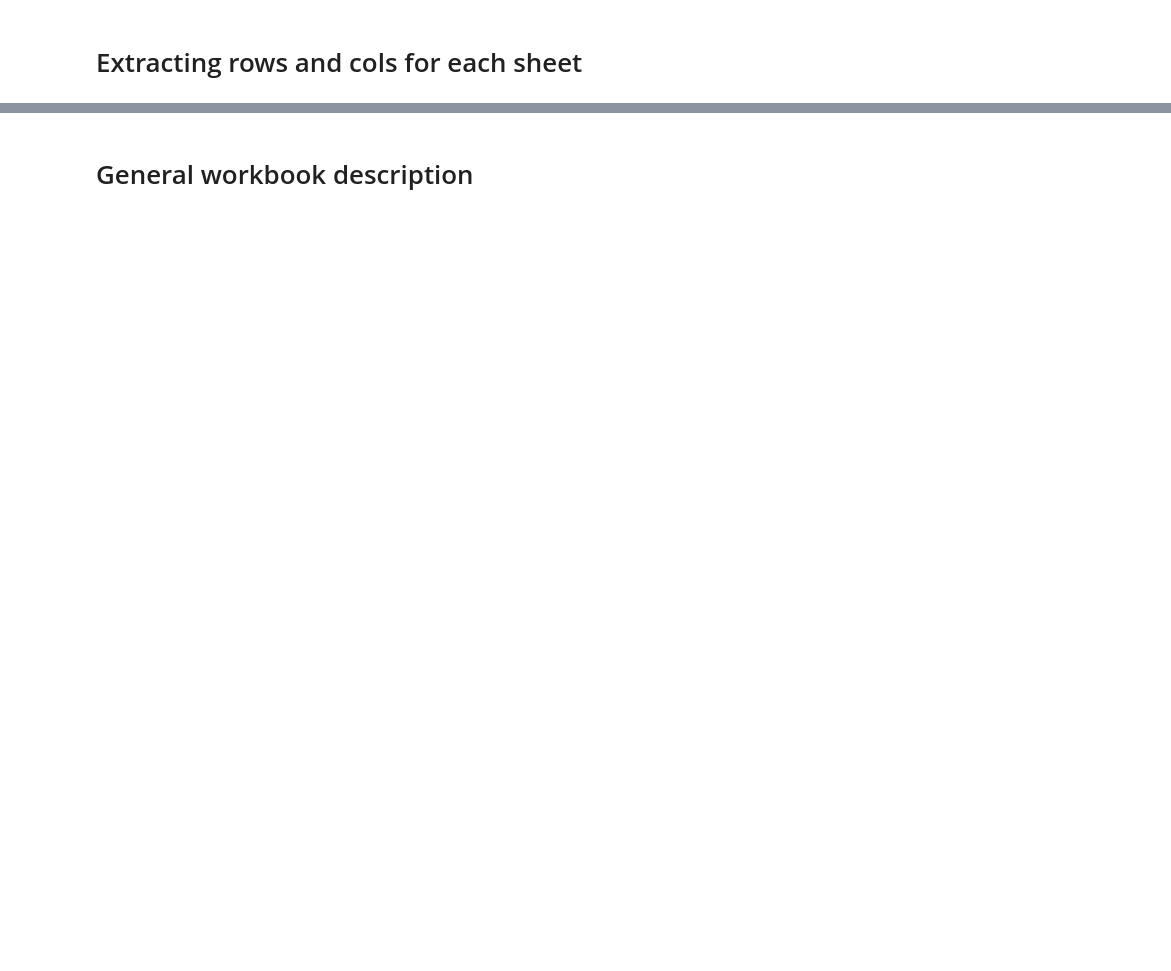
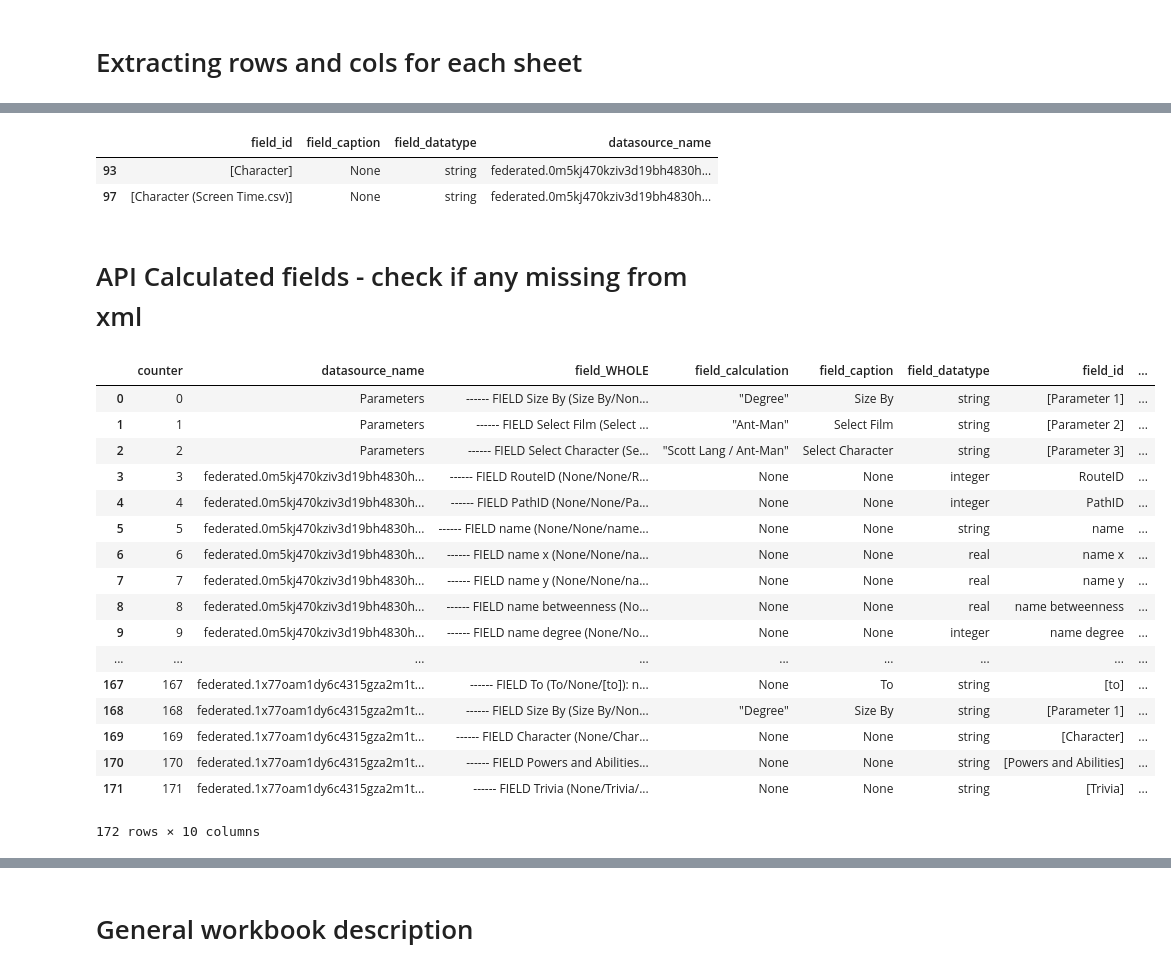
Before and after one commit to scinana/tableauCalculationExport, a Jupyter notebook: Tableau Calculation extractor.ipynb, the cells around one changed output, grey strips where cells are left out. Drawn from its saved outputs; the diff is of its cells as text; code cells hidden in the pictures; blank space fills up the shorter version.

```diff
--- a/Tableau Calculation extractor.ipynb
+++ b/Tableau Calculation extractor.ipynb
@@ -356,0 +480,7 @@ df2.head(2)
+# %%
+default_to_friendly_names2(collator,'field_calculation',calcDict)
+
+df_API_all = pd.DataFrame(collator)
+df_API_all['field_type'] = df_API_all.apply(f, axis=1)
+
+df_API_all.head()
@@ -356,0 +494,44 @@ df2.head(2)
+# %%
+df_defaultFields = df_API_all[df_API_all['field_type'] == 'Datasource field'][['field_id', 'field_caption','field_datatype', 'datasource_name']].drop_duplicates().copy()
+
+df_defaultFields['prefOrder'] = np.where(df_defaultFields['field_caption'].isnull(), 0, 1)
+df_defaultFields['field_id2'] = df_defaultFields['field_id'].str.replace('[','')
+df_defaultFields['field_id2'] = df_defaultFields['field_id2'].str.replace(']','')
+
+df_defaultFields = df_defaultFields.sort_values(by = ['field_id2'])
+#https://stackoverflow.com/questions/63271050/use-drop-duplicates-in-pandas-df-but-choose-keep-column-based-on-a-preference-li
+preference_list=[1,0]
+
+df_defaultFields["prefOrder"] = pd.Categorical(df_defaultFields["prefOrder"], categories=preference_list, ordered=True)
+
+df_defaultFields = df_defaultFields.sort_values(["field_id2","prefOrder"]).drop_duplicates("field_id2")
+df_defaultFields = df_defaultFields.drop('prefOrder', axis=1)
+df_defaultFields = df_defaultFields.drop('field_id2', axis=1)
+df_defaultFields.head(2)
+# %% [output]
+|  | field_id | field_caption | field_datatype | datasource_name |
+| 93 | [Character] | None | string | federated.0m5kj470kziv3d19bh4830h... |
+| 97 | [Character (Screen Time.csv)] | None | string | federated.0m5kj470kziv3d19bh4830h... |
+# %% [markdown]
+# API Calculated fields - check if any missing from xml
+# %%
+df_API_all
+# %% [output]
+|  | counter | datasource_name | field_WHOLE | field_calculation | field_caption | field_datatype | field_id | ... |
+| 0 | 0 | Parameters | ------ FIELD Size By (Size By/Non... | "Degree" | Size By | string | [Parameter 1] | ... |
+| 1 | 1 | Parameters | ------ FIELD Select Film (Select ... | "Ant-Man" | Select Film | string | [Parameter 2] | ... |
+| 2 | 2 | Parameters | ------ FIELD Select Character (Se... | "Scott Lang / Ant-Man" | Select Character | string | [Parameter 3] | ... |
+| 3 | 3 | federated.0m5kj470kziv3d19bh4830h... | ------ FIELD RouteID (None/None/R... | None | None | integer | RouteID | ... |
+| 4 | 4 | federated.0m5kj470kziv3d19bh4830h... | ------ FIELD PathID (None/None/Pa... | None | None | integer | PathID | ... |
+| 5 | 5 | federated.0m5kj470kziv3d19bh4830h... | ------ FIELD name (None/None/name... | None | None | string | name | ... |
+| 6 | 6 | federated.0m5kj470kziv3d19bh4830h... | ------ FIELD name x (None/None/na... | None | None | real | name x | ... |
+| 7 | 7 | federated.0m5kj470kziv3d19bh4830h... | ------ FIELD name y (None/None/na... | None | None | real | name y | ... |
+| 8 | 8 | federated.0m5kj470kziv3d19bh4830h... | ------ FIELD name betweenness (No... | None | None | real | name betweenness | ... |
+| 9 | 9 | federated.0m5kj470kziv3d19bh4830h... | ------ FIELD name degree (None/No... | None | None | integer | name degree | ... |
+| ... | ... | ... | ... | ... | ... | ... | ... | ... |
+| 167 | 167 | federated.1x77oam1dy6c4315gza2m1t... | ------ FIELD To (To/None/[to]): n... | None | To | string | [to] | ... |
+| 168 | 168 | federated.1x77oam1dy6c4315gza2m1t... | ------ FIELD Size By (Size By/Non... | "Degree" | Size By | string | [Parameter 1] | ... |
+| 169 | 169 | federated.1x77oam1dy6c4315gza2m1t... | ------ FIELD Character (None/Char... | None | None | string | [Character] | ... |
+| 170 | 170 | federated.1x77oam1dy6c4315gza2m1t... | ------ FIELD Powers and Abilities... | None | None | string | [Powers and Abilities] | ... |
+| 171 | 171 | federated.1x77oam1dy6c4315gza2m1t... | ------ FIELD Trivia (None/Trivia/... | None | None | string | [Trivia] | ... |
+172 rows × 10 columns
```
Also changed, not shown: parts of 51 cells of this notebook.
